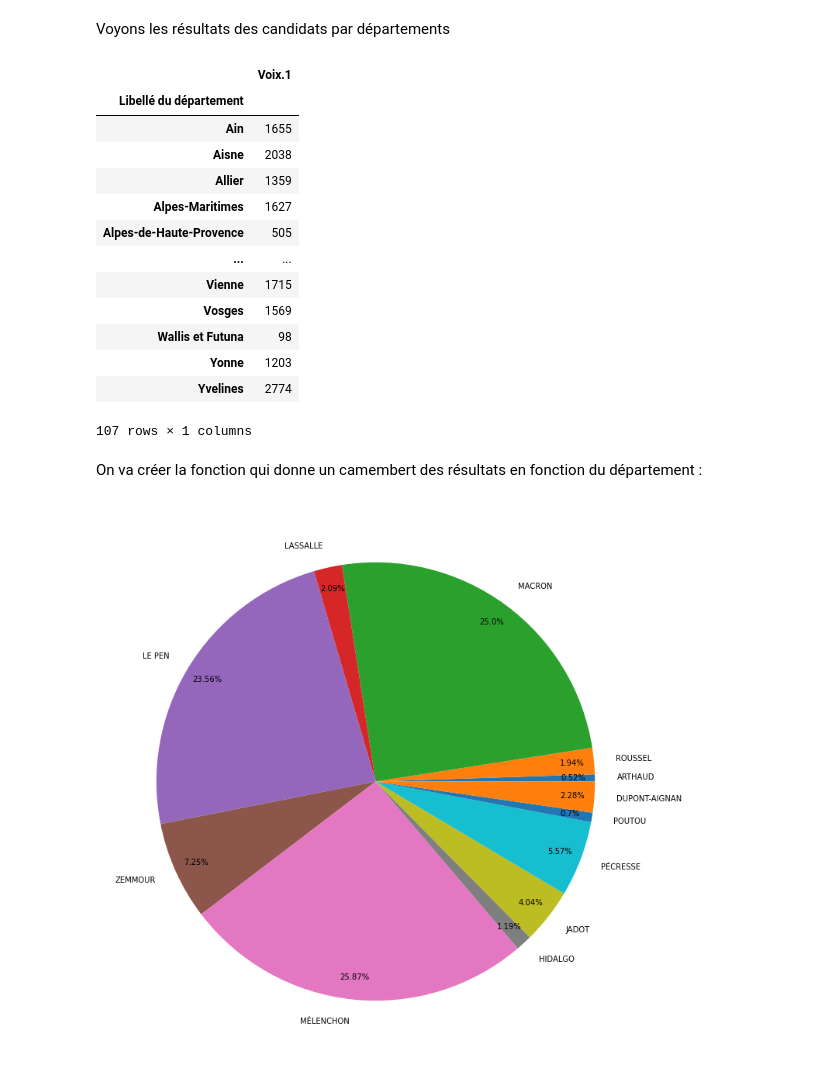
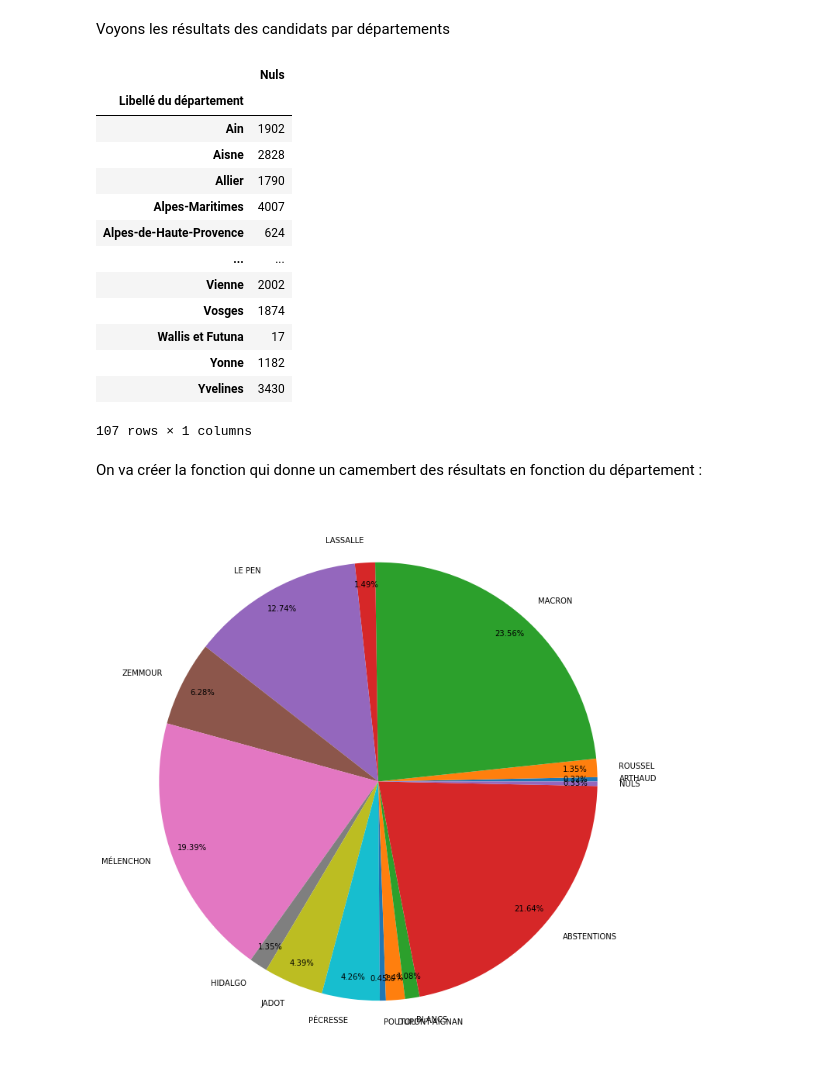
Before and after one commit to BaderEK/AnalyseDeDonnees, a Jupyter notebook: Groupe 2/Groupe 2/rendu.ipynb, the cells around one changed output. Saved outputs shown, nothing was run; the diff lists cells and outputs as text; code cells hidden in the pictures.

Commit message:
fct camembert avec nuls, blancs et abstentions

```diff
--- a/Groupe 2/Groupe 2/rendu.ipynb
+++ b/Groupe 2/Groupe 2/rendu.ipynb
@@ -120,20 +120,25 @@ df_MJL_dep = pd.pivot_table(data = df, index = 'Libellé du département', value
 df_PV_dep = pd.pivot_table(data = df, index = 'Libellé du département', values = 'Voix.10', aggfunc = 'sum')
 df_PP_dep = pd.pivot_table(data = df, index = 'Libellé du département', values = 'Voix.11', aggfunc = 'sum')
 df_RF_dep = pd.pivot_table(data = df, index = 'Libellé du département', values = 'Voix.2', aggfunc = 'sum')
+df_BLANC_dep = pd.pivot_table(data = df, index = 'Libellé du département', values = 'Blancs', aggfunc = 'sum')
+df_ABS_dep = pd.pivot_table(data = df, index = 'Libellé du département', values = 'Abstentions', aggfunc = 'sum')
+df_NUL_dep = pd.pivot_table(data = df, index = 'Libellé du département', values = 'Nuls', aggfunc = 'sum')
+
+df_NUL_dep
 # %% [output]
-|  | Voix.1 |
+|  | Nuls |
 | Libellé du département |  |
-| Ain | 1655 |
-| Aisne | 2038 |
-| Allier | 1359 |
-| Alpes-Maritimes | 1627 |
-| Alpes-de-Haute-Provence | 505 |
+| Ain | 1902 |
+| Aisne | 2828 |
+| Allier | 1790 |
+| Alpes-Maritimes | 4007 |
+| Alpes-de-Haute-Provence | 624 |
 | ... | ... |
-| Vienne | 1715 |
-| Vosges | 1569 |
-| Wallis et Futuna | 98 |
-| Yonne | 1203 |
-| Yvelines | 2774 |
+| Vienne | 2002 |
+| Vosges | 1874 |
+| Wallis et Futuna | 17 |
+| Yonne | 1182 |
+| Yvelines | 3430 |
 107 rows × 1 columns
 # %% [markdown]
 On va créer la fonction qui donne un camembert des résultats en fonction du département :
@@ -144,17 +149,18 @@ def camembertDepObs(depObs):
     np.sum(df_LPM_dep['Voix.5'][depObs]), np.sum(df_ZE_dep['Voix.6'][depObs]),
     np.sum(df_MJL_dep['Voix.7'][depObs]), np.sum(df_HA_dep['Voix.8'][depObs]),
     np.sum(df_JY_dep['Voix.9'][depObs]), np.sum(df_PV_dep['Voix.10'][depObs]),
-    np.sum(df_PP_dep['Voix.11'][depObs]), np.sum(df_DAN_dep['Voix.12'][depObs])])
+    np.sum(df_PP_dep['Voix.11'][depObs]), np.sum(df_DAN_dep['Voix.12'][depObs]),
+    np.sum(df_BLANC_dep['Blancs'][depObs]), np.sum(df_ABS_dep['Abstentions'][depObs]), np.sum(df_NUL_dep['Nuls'][depObs])])
 
     labelDepObs = [df['Nom.1'][0], df['Nom.2'][0], df['Nom.3'][0], df['Nom.4'][0], df['Nom.5'][0], df['Nom.6'][0], df['Nom.7'][0], df['Nom.8'][0],
-    df['Nom.9'][0], df['Nom.10'][0], df['Nom.11'][0], df['Nom.12'][0]]
+    df['Nom.9'][0], df['Nom.10'][0], df['Nom.11'][0], df['Nom.12'][0], 'BLANCS', 'ABSTENTIONS', 'NULS']
 
-    camembertDepObs = plt.pie(voixCandidatDepObs, labels=label, normalize = True, autopct = lambda voixCandidatDepObs: str(round(voixCandidatDepObs, 2)) + '%', pctdistance=0.9)
+    camembertDepObs = plt.pie(voixCandidatDepObs, labels=labelDepObs, normalize = True, autopct = lambda voixCandidatDepObs: str(round(voixCandidatDepObs, 2)) + '%', pctdistance=0.9)
     plt.rcParams["figure.figsize"] = [13, 13]
     plt.show()
 # %%
-depObs = 'Seine-et-Marne'
+depObs = 'Rhône'
 
 camembertDepObs(depObs)
 # %% [output]
-[figure, old version]
+[figure, new version]
```
